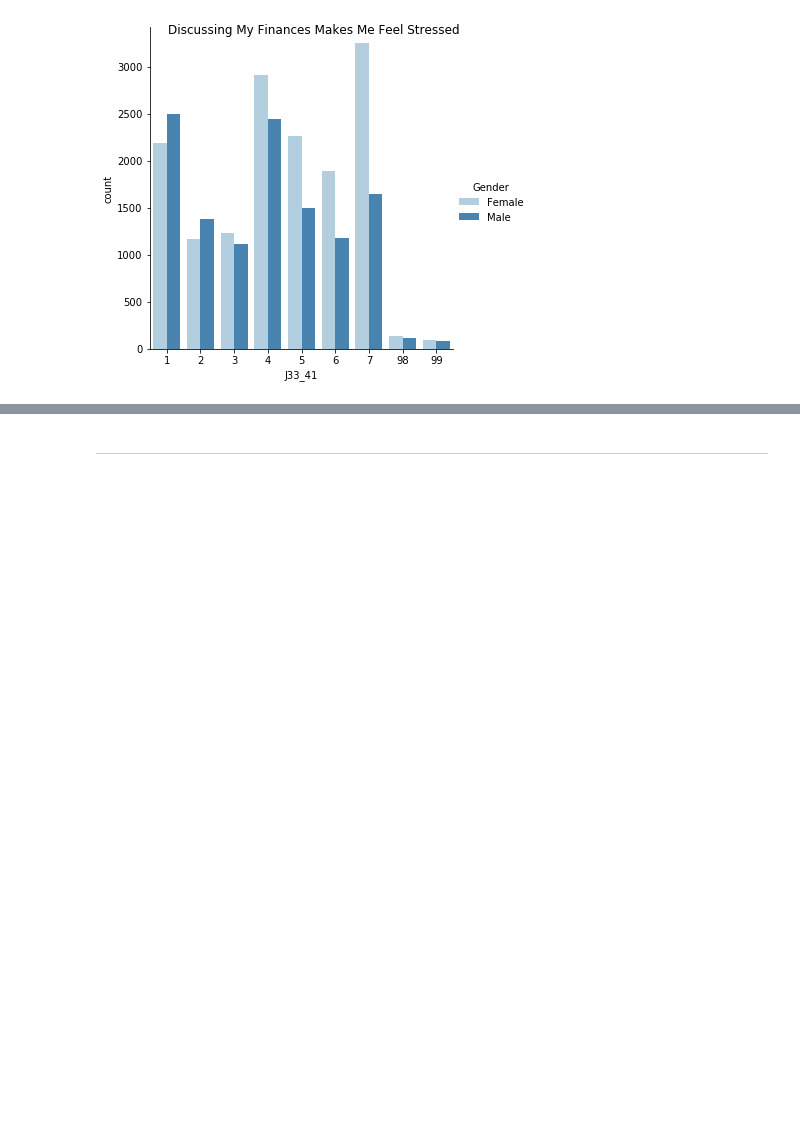
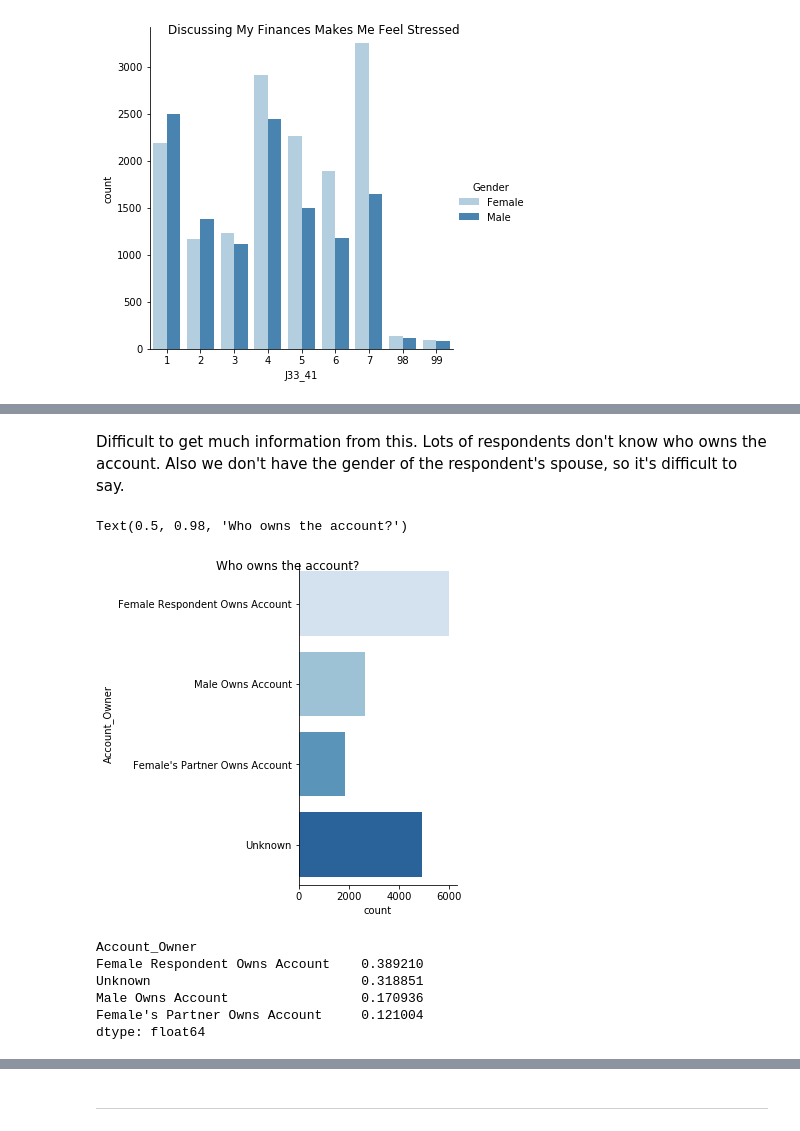
Before and after one commit to stavem/data-512-final, a Jupyter notebook: notebooks/010_EDA.ipynb, the cells around one changed output, grey strips where cells are left out. Cells and saved outputs as stored; diff of their text form; code cells hidden in the pictures; blank space fills up the shorter version.

```diff
--- a/notebooks/010_EDA.ipynb
+++ b/notebooks/010_EDA.ipynb
@@ -145,24 +122,34 @@ Text(0.5, 0.98, 'Who knows more about investments?')
 df_sbs[(df_sbs['Gender'] =='Female')][['Gender','Stressed']].value_counts(normalize=True)
 # %%
 df_sbs[['Gender', 'C2_2012', 'Account_Owner']]
+# %% [markdown]
+Difficult to get much information from this.   Lots of respondents don't know who owns the account.  Also we don't have the gender of the respondent's spouse, so it's difficult to say.
 # %%
 # create a clean column with labels
 def who_owns_account(gender, owner):
-    if  gender == 'Female' and owner in ('1','3'):
+    if owner in ('3') or (gender == 'Female' and owner in ('1')):
         return 'Female Respondent Owns Account'
-    elif owner == ' ':
-        return ''
-    else:
-        return 'Partner/Spouse Owns Account'
+    elif  gender == 'Female' and owner in ('2'):
+        return "Female's Partner Owns Account"
+    elif  gender == 'Male' and owner in ('2'):
+        return 'Unknown'
+    elif  gender == 'Male' and owner in ('1'):
+        return 'Male Owns Account'
+    elif  owner in ('98','99', ' '):
+        return 'Unknown'
 
 df_sbs['Account_Owner'] = df_sbs.apply(lambda x: who_owns_account(x['Gender'], x['C2_2012']),axis=1)
 
 
 g3 = sns.catplot(y="Account_Owner",
             kind="count",
-            data=df_sbs.where(df_sbs['Account_Owner'] != ''),
+            data=df_sbs.where(df_sbs['C1_2012'] == 1),
+            order=["Female Respondent Owns Account", 'Male Owns Account', "Female's Partner Owns Account", "Unknown"],
             palette=("Blues"))
-g3.fig.suptitle('Who owns the account?') # can also get the figure from plt.gcf()
+g3.fig.suptitle('Who owns the account?')
+# %% [output]
+Text(0.5, 0.98, 'Who owns the account?')
+[figure, added]
 # %%
 # plot the gender distributiondf
 g3 = sns.catplot(x="Account_Owner",
@@ -178,3 +161,12 @@ for i in range (1,1000):
+# %%
+df_sbs[(df_sbs['C1_2012'] == 1)][['Account_Owner']].value_counts(normalize=True)
+# %% [output]
+Account_Owner
+Female Respondent Owns Account    0.389210
+Unknown                           0.318851
+Male Owns Account                 0.170936
+Female's Partner Owns Account     0.121004
+dtype: float64
 # %%
 # only 33% of the women actually own the account directly.   About 42% of the male respondents said they own it
 pd.DataFrame(df_sbs[(df_sbs['Account_Owner'] !='')]['Account_Owner'].value_counts(normalize=True))
```
Also changed, not shown: parts of 4 cells of this notebook, 1 other file.
